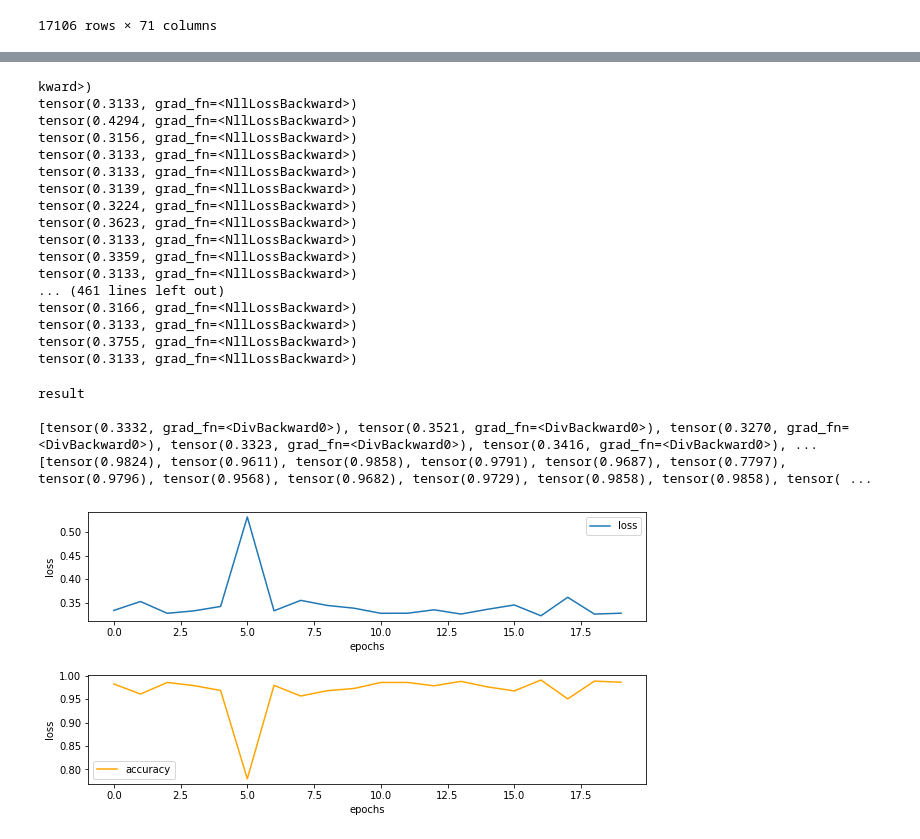
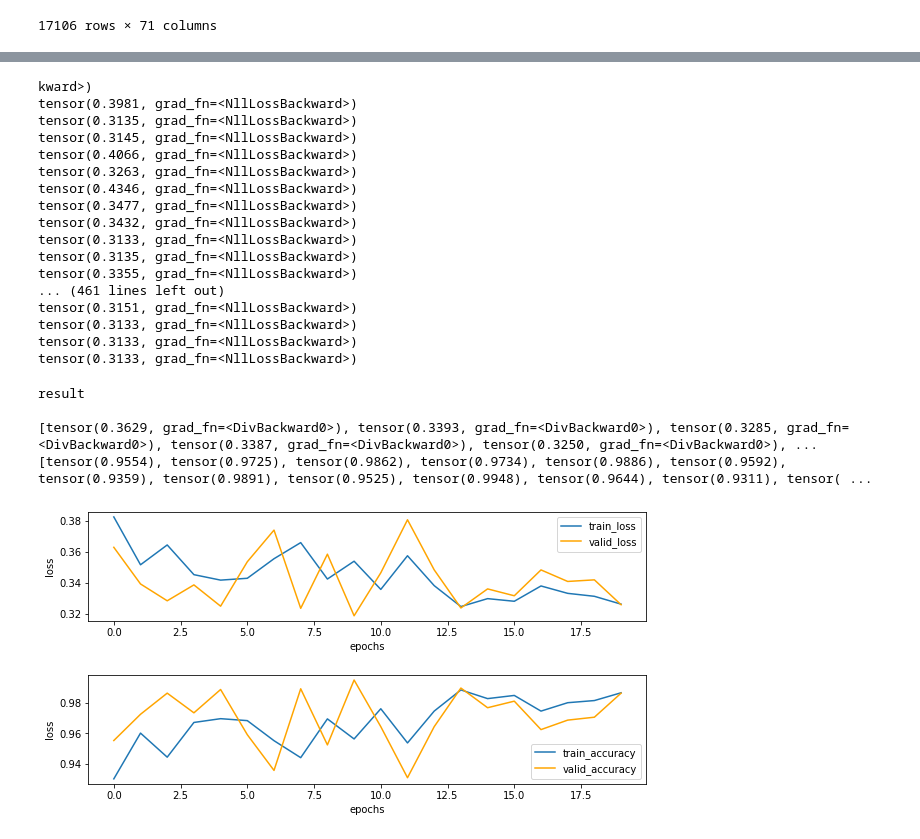
Before and after one commit to Lotherxuan/Zombie-Company-Recognition, a Jupyter notebook: model.ipynb, the cells around one changed output, grey strips where cells are left out. Cells and saved outputs as stored; diff of their text form; code cells hidden in the pictures.

```diff
--- a/model.ipynb
+++ b/model.ipynb
@@ -32,3 +37,10 @@ data
+# %%
+if torch.cuda.is_available():
+  dev = "cuda:0"
+else:
+  dev = "cpu"
+
+device=torch.device(dev)
 # %%
 class Data(Dataset):
     def __init__(self,data):
@@ -44,7 +56,7 @@ class Data(Dataset):
             self.data[:,i]=(self.ds_demo[:,i+1]-self.min_array[i+1])/(self.max_array[i+1]-self.min_array[i+1])
         self.data[:,-1]=self.ds_demo[:,0]
         #以上是完成特征值的归一化
-        self.data=torch.tensor(self.data,dtype=torch.float32)
+        self.data=torch.tensor(self.data,dtype=torch.float32).to(device)
     def __len__(self):
         return len(self.ds_demo)
     def __getitem__(self,index):
@@ -59,6 +71,7 @@ ds_train=Subset(dataset=ds,indices=range(15000))
 ds_valid=Subset(dataset=ds,indices=range(15000,len(ds)))
 dl_train=DataLoader(ds_train,batch_size=bs,shuffle=True)
 dl_valid=DataLoader(ds_valid,batch_size=bs*2)
+dl_train_fullsize=DataLoader(ds_train,batch_size=len(ds_train))
 dl_valid_fullsize=DataLoader(ds_valid,batch_size=len(ds_valid))
 # %%
 class Company_Classifier(Module):
@@ -90,7 +103,7 @@ class Company_Classifier(Module):
         x=torch.sigmoid(x)
         return x
 # %%
-model=Company_Classifier()
+model=Company_Classifier().to(device)
 
 def Accuracy(preds,yb):
     out=torch.argmax(preds,dim=-1)
@@ -102,9 +115,11 @@ epochs=20
 
 loss_history=[]
 valid_loss_history=[]
+train_loss_history=[]
 
 accuracy_history=[]
 valid_accuracy_history=[]
+train_accuracy_history=[]
 
 loss_func=F.cross_entropy
 
@@ -114,9 +129,11 @@ opt=optim.Adam(model.parameters())
 for epoch in range(epochs):
     model.train()
     for xb,yb in dl_train:
-        pred=model(xb)
-        loss=loss_func(pred,yb.long())
-        accuracy=Accuracy(pred,yb)
+        Input=xb.to(device)
+        Target=yb.to(device)
+        Output=model(Input)
+        loss=loss_func(Output,Target.long())
+        accuracy=Accuracy(Output,Target)
         print(loss)
 
         #loss_history.append(loss)
@@ -129,54 +146,66 @@ for epoch in range(epochs):
     model.eval() #每个epoch训练完之后评估模型性能
     valid_loss=sum(loss_func(model(xb),yb.long()) for xb,yb in dl_valid)/len(dl_valid)
     valid_loss_history.append(valid_loss)
+    train_loss=sum(loss_func(model(xb),yb.long()) for xb,yb in dl_train)/len(dl_train)
+    train_loss_history.append(train_loss)
 
     for xb,yb in dl_valid_fullsize:
-        pred=model(xb)
-        accuracy=Accuracy(pred,yb)
+        Input=xb.to(device)
+        Target=yb.to(device)
+        Output=model(Input)
+        accuracy=Accuracy(Output,Target)
         valid_accuracy_history.append(accuracy)
+    for xb,yb in dl_train_fullsize:
+        Target=yb.to(device)
+        Input=xb.to(device)
+        Output=model(Input)
+        accuracy=Accuracy(Output,Target)
+        train_accuracy_history.append(accuracy)
 # %% [output]
 kward>)
+tensor(0.3981, grad_fn=<NllLossBackward>)
+tensor(0.3135, grad_fn=<NllLossBackward>)
+tensor(0.3145, grad_fn=<NllLossBackward>)
+tensor(0.4066, grad_fn=<NllLossBackward>)
+tensor(0.3263, grad_fn=<NllLossBackward>)
+tensor(0.4346, grad_fn=<NllLossBackward>)
+tensor(0.3477, grad_fn=<NllLossBackward>)
+tensor(0.3432, grad_fn=<NllLossBackward>)
 tensor(0.3133, grad_fn=<NllLossBackward>)
-tensor(0.4294, grad_fn=<NllLossBackward>)
-tensor(0.3156, grad_fn=<NllLossBackward>)
+tensor(0.3135, grad_fn=<NllLossBackward>)
+tensor(0.3355, grad_fn=<NllLossBackward>)
+... (461 lines left out)
+tensor(0.3151, grad_fn=<NllLossBackward>)
 tensor(0.3133, grad_fn=<NllLossBackward>)
 tensor(0.3133, grad_fn=<NllLossBackward>)
-tensor(0.3139, grad_fn=<NllLossBackward>)
-tensor(0.3224, grad_fn=<NllLossBackward>)
-tensor(0.3623, grad_fn=<NllLossBackward>)
 tensor(0.3133, grad_fn=<NllLossBackward>)
-tensor(0.3359, grad_fn=<NllLossBackward>)
-tensor(0.3133, grad_fn=<NllLossBackward>)
-... (461 lines left out)
-tensor(0.3166, grad_fn=<NllLossBackward>)
-tensor(0.3133, grad_fn=<NllLossBackward>)
-tensor(0.3755, grad_fn=<NllLossBackward>)
-tensor(0.3133, grad_fn=<NllLossBackward>)
 # %%
 print("result")
 print()
 
 fig=plt.figure(figsize=(10,5))
 
 plt.subplots_adjust(wspace=0.2,hspace=0.5)
 
 ax1=fig.add_subplot(2,1,1)
-plt.plot(range(len(valid_loss_history)),valid_loss_history)
+plt.plot(range(len(train_loss_history)),train_loss_history)
+plt.plot(range(len(valid_loss_history)),valid_loss_history,'orange')
 plt.xlabel('epochs')
 plt.ylabel('loss')
-plt.legend(['loss'])
+plt.legend(['train_loss','valid_loss'])
 
 ax2=fig.add_subplot(2,1,2)
+plt.plot(range(len(train_accuracy_history)),train_accuracy_history)
 plt.plot(range(len(valid_accuracy_history)),valid_accuracy_history,'orange')
 plt.xlabel('epochs')
 plt.ylabel('loss')
-ax2.legend(['accuracy'])
+ax2.legend(['train_accuracy','valid_accuracy'])
 
 print(valid_loss_history)
 print(valid_accuracy_history)
 # %% [output]
 result
 
-[tensor(0.3332, grad_fn=<DivBackward0>), tensor(0.3521, grad_fn=<DivBackward0>), tensor(0.3270, grad_fn=<DivBackward0>), tensor(0.3323, grad_fn=<DivBackward0>), tensor(0.3416, grad_fn=<DivBackward0>), ...
-[tensor(0.9824), tensor(0.9611), tensor(0.9858), tensor(0.9791), tensor(0.9687), tensor(0.7797), tensor(0.9796), tensor(0.9568), tensor(0.9682), tensor(0.9729), tensor(0.9858), tensor(0.9858), tensor( ...
+[tensor(0.3629, grad_fn=<DivBackward0>), tensor(0.3393, grad_fn=<DivBackward0>), tensor(0.3285, grad_fn=<DivBackward0>), tensor(0.3387, grad_fn=<DivBackward0>), tensor(0.3250, grad_fn=<DivBackward0>), ...
+[tensor(0.9554), tensor(0.9725), tensor(0.9862), tensor(0.9734), tensor(0.9886), tensor(0.9592), tensor(0.9359), tensor(0.9891), tensor(0.9525), tensor(0.9948), tensor(0.9644), tensor(0.9311), tensor( ...
-[figure, old version]
+[figure, new version]
```
Also changed, not shown: parts of 5 cells of this notebook.
